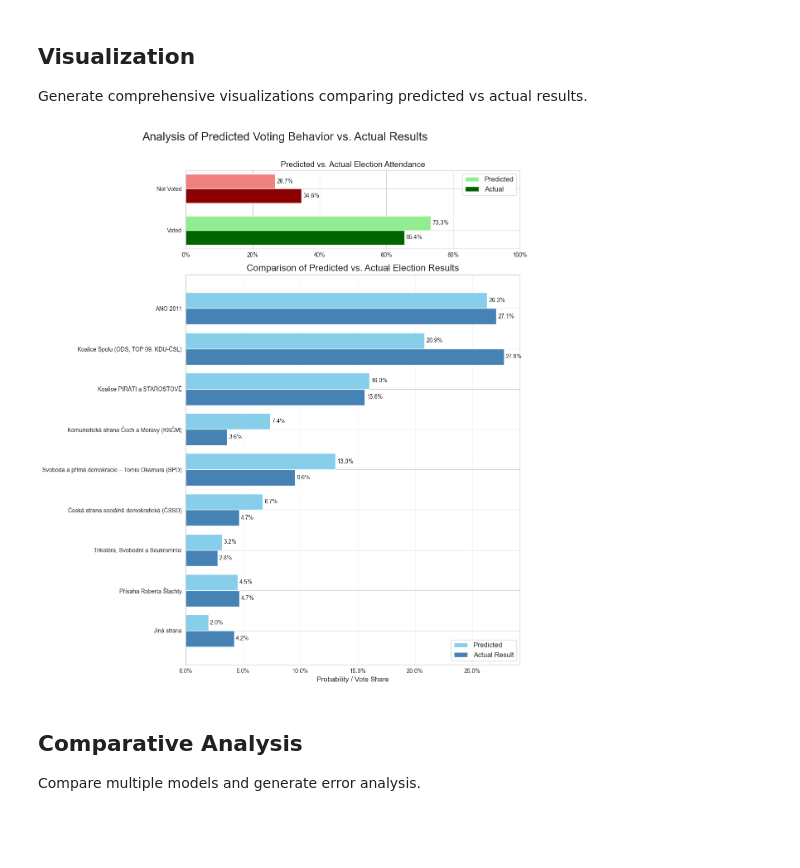
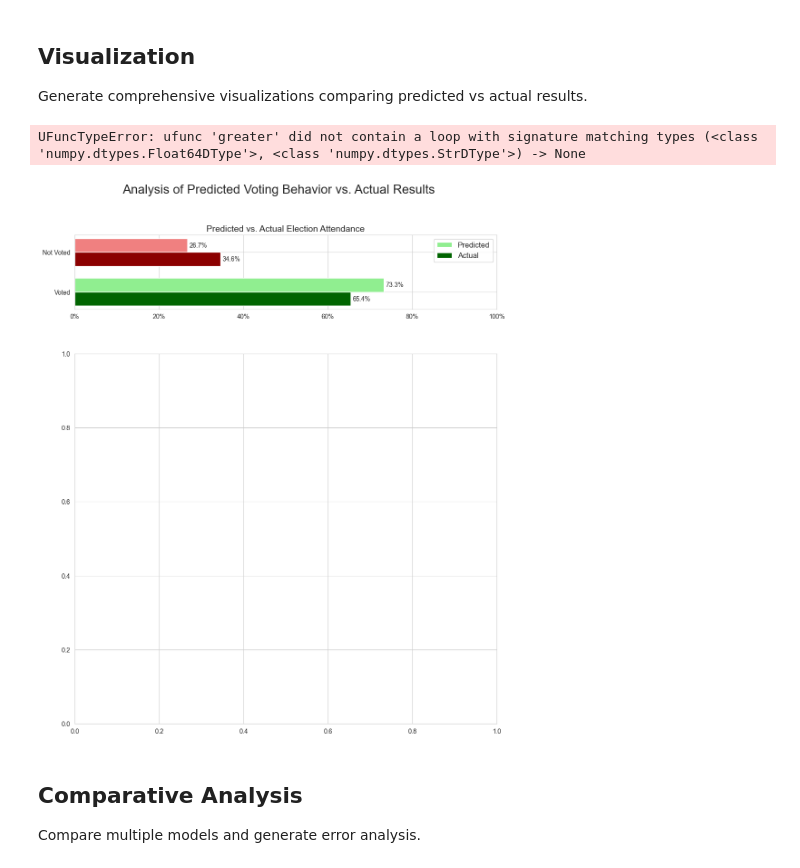
Before and after one commit to 11NIKTO11/Panel_LLM, a Jupyter notebook: Result_analysis.ipynb, the cells around one changed output. Cells and saved outputs as stored; diff of their text form; code cells hidden in the pictures; blank space fills up the shorter version.

Commit message:
Migrating to series

```diff
--- a/Result_analysis.ipynb
+++ b/Result_analysis.ipynb
@@ -33,10 +33,11 @@ data_path = SoD_Utils.get_dataset_path(LANGUAGE)
 df = pd.read_spss(data_path)
 
 # Vectorized extraction without Python loop
-data = df[['Q21']].rename(columns={'Q21': 'voted_party'})
+claimed_votes = df[['Q21']].rename(columns={'Q21': 'voted_party'})
+print(f"Loaded survey data: {len(claimed_votes)} respondents")
 
-actual_parties, actual_attendance = Data.ELECTION_DATA
-
-print(f"Loaded survey data: {len(data)} respondents")
+actual_results_df = Data.get_actual_results()
+actual_results = actual_results_df[actual_results_df["region"]=="Česko"].iloc[0]
+print(f"Loaded actual results: {actual_results}")
 # %% [output]
 Loaded survey data: 3880 respondents
@@ -46,10 +60,7 @@ Loaded survey data: 3880 respondents
 model = "gpt-4o"
 
 # Load results
-voting_results = Save_Utils.load_results_from_json(
-    f"results/voting_results_n=3880_t={temperature}_{model}.json",
-    VotingResult.VotingResult
-)
+voting_results = pd.read_csv(f"results/voting_results_n=3880_t={temperature}_{model}.csv")
 
 print(f"Loaded voting results: {len(voting_results)} respondents")
 print(f"Model: {model}")
@@ -127,17 +117,18 @@ else:
 Generate comprehensive visualizations comparing predicted vs actual results.
 # %%
 # Generate aggregated results and visualizations
-predicted_parties, predicted_attendance = Visualization_Utils.aggregate_results(list(voting_results.values()), True)
+predicted_series = Visualization_Utils.aggregate_results(voting_results, True)
 
 # Visualize the results
 fig = Visualization_Utils.visualize_comprehensive_results(
-    predicted_parties,
-    predicted_attendance,
-    actual_parties,
-    actual_attendance
+    predicted_series,
+    actual_results,
+    model_name=None,
+    actual_is_claimed=False
 )
 # %% [output]
+UFuncTypeError: ufunc 'greater' did not contain a loop with signature matching types (<class 'numpy.dtypes.Float64DType'>, <class 'numpy.dtypes.StrDType'>) -> None
-[figure, old version]
+[figure, new version]
 # %% [markdown]
 ## Comparative Analysis
 
```
Also changed, not shown: parts of 12 cells of this notebook, 2 other files.
